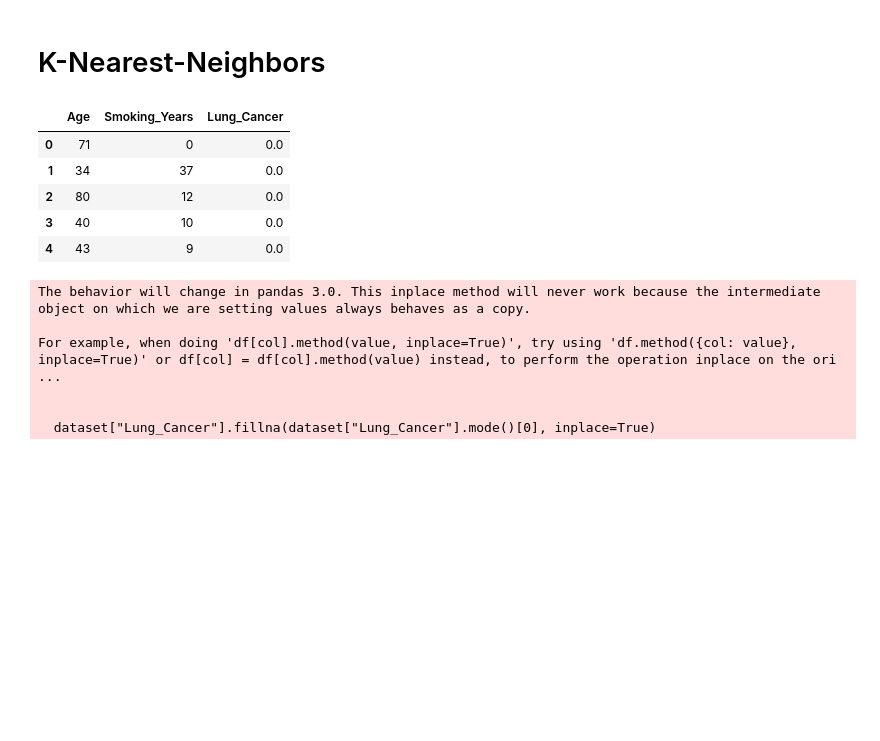
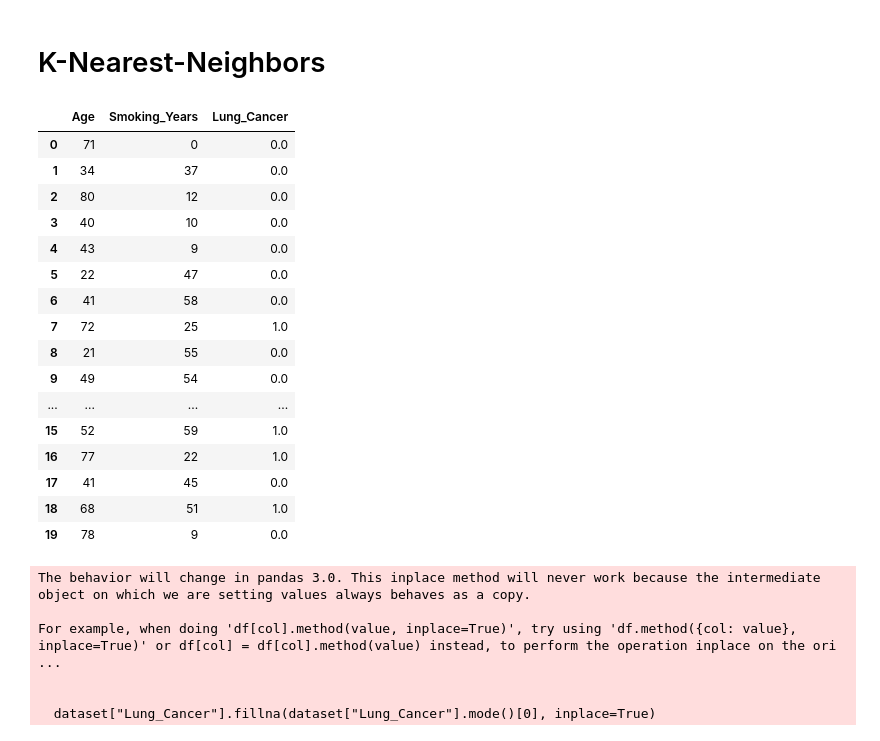
Before and after one commit to thisissagarthapa/KNN-algorithm, a Jupyter notebook: knn.ipynb, the cells around one changed output. Cells and saved outputs as stored; diff of their text form; code cells hidden in the pictures; blank space fills up the shorter version.

```diff
--- a/knn.ipynb
+++ b/knn.ipynb
@@ -9,14 +9,25 @@ from mlxtend.plotting import plot_decision_regions
 # %%
 dataset=pd.read_csv("lung_cancer_data.csv")
 # %%
-dataset.head()
+dataset.head(20)
 # %% [output]
 |  | Age | Smoking_Years | Lung_Cancer |
 | 0 | 71 | 0 | 0.0 |
 | 1 | 34 | 37 | 0.0 |
 | 2 | 80 | 12 | 0.0 |
 | 3 | 40 | 10 | 0.0 |
 | 4 | 43 | 9 | 0.0 |
+| 5 | 22 | 47 | 0.0 |
+| 6 | 41 | 58 | 0.0 |
+| 7 | 72 | 25 | 1.0 |
+| 8 | 21 | 55 | 0.0 |
+| 9 | 49 | 54 | 0.0 |
+| ... | ... | ... | ... |
+| 15 | 52 | 59 | 1.0 |
+| 16 | 77 | 22 | 1.0 |
+| 17 | 41 | 45 | 0.0 |
+| 18 | 68 | 51 | 1.0 |
+| 19 | 78 | 9 | 0.0 |
 # %%
 dataset["Lung_Cancer"].fillna(dataset["Lung_Cancer"].mode()[0], inplace=True)
 # %% [output]
```
Also changed, not shown: parts of 4 cells of this notebook.
